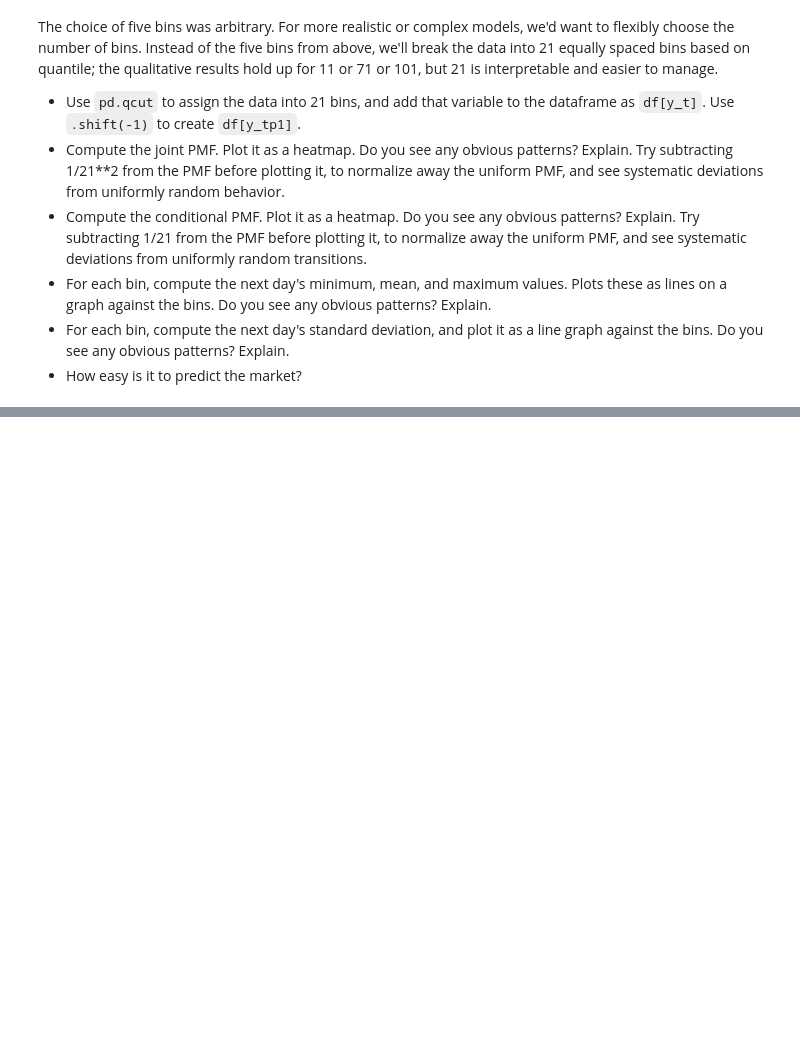
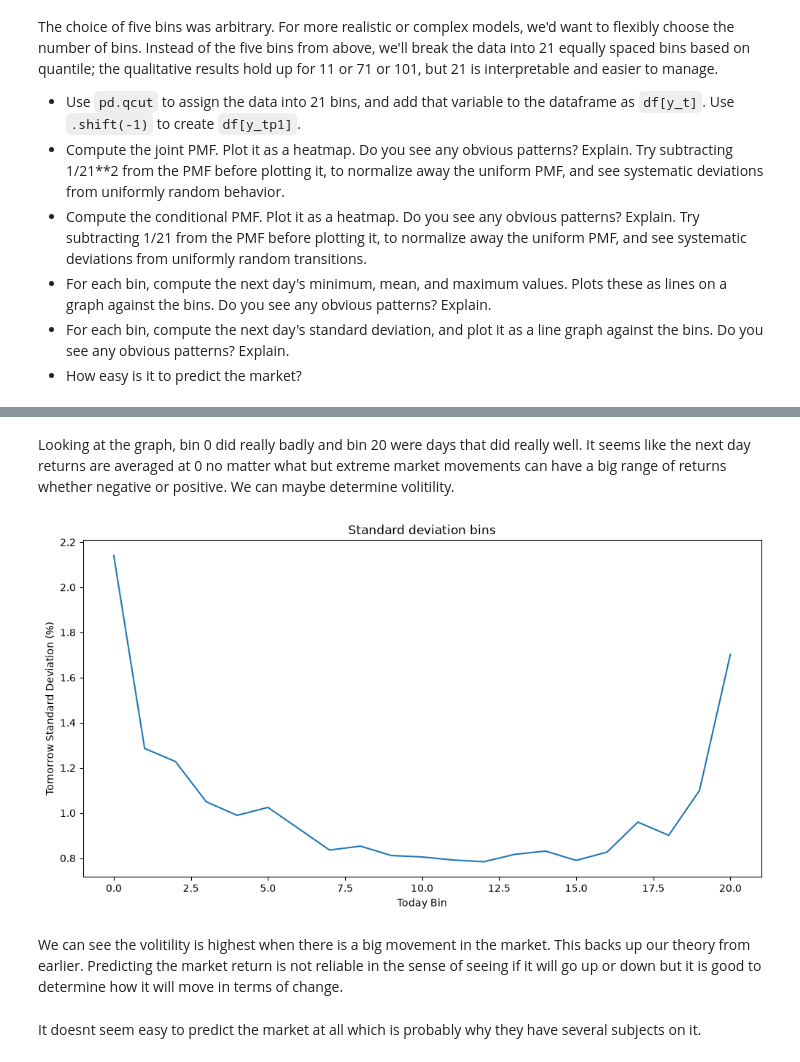
Before and after one commit to Caleb-C123/uu_markov, a Jupyter notebook: lab_1/lab.ipynb, the cells around one changed output, grey strips where cells are left out. Drawn from its saved outputs; the diff is of its cells as text; code cells hidden in the pictures; blank space fills up the shorter version.

```diff
--- a/lab_1/lab.ipynb
+++ b/lab_1/lab.ipynb
@@ -87,0 +286,18 @@ The choice of five bins was arbitrary. For more realistic or complex models, we'
+# %% [markdown]
+Looking at the graph, bin 0 did really badly and bin 20 were days that did really well. It seems like the next day returns are averaged at 0 no matter what but extreme market movements can have a big range of returns whether negative or positive. We can maybe determine volitility.
+# %%
+SD = df.groupby('y_t')['return_tp1'].std()
+
+SD.plot(figsize=(12, 6))
+
+plt.title('Standard deviation bins')
+plt.xlabel('Today Bin')
+plt.ylabel('Tomorrow Standard Deviation (%)')
+
+plt.show()
+# %% [output]
+[figure, added]
+# %% [markdown]
+We can see the volitility is highest when there is a big movement in the market. This backs up our theory from earlier. Predicting the market return is not reliable in the sense of seeing if it will go up or down but it is good to determine how it will move in terms of change.
+# %% [markdown]
+It doesnt seem easy to predict the market at all which is probably why they have several subjects on it.
```
Also changed, not shown: parts of 26 cells of this notebook, 2 other files.
